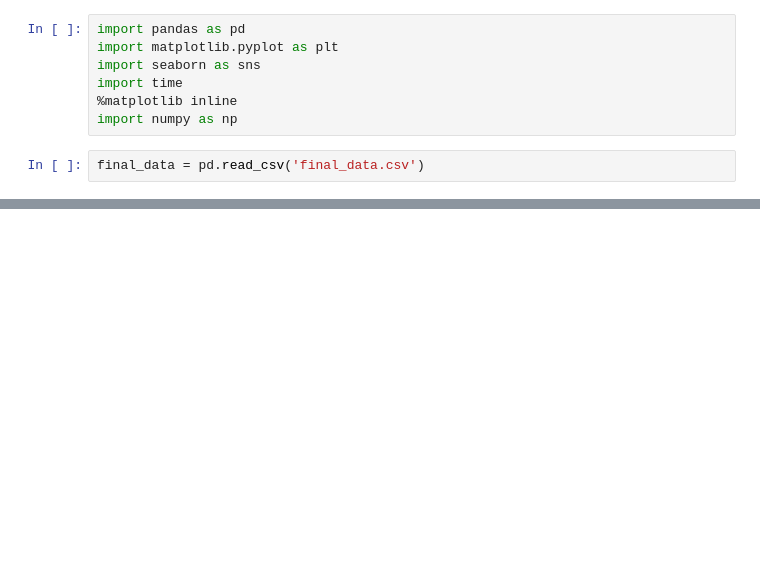
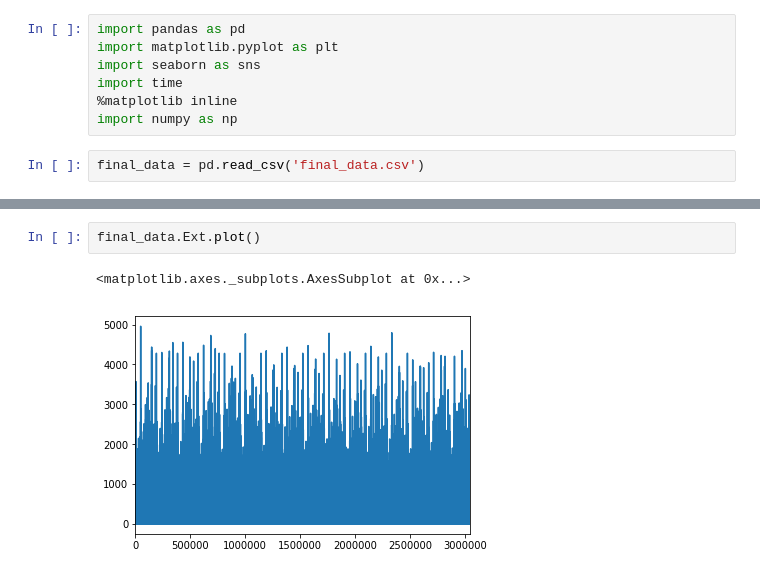
Before and after one commit to natashaborders-zz/MTA_Data_Analysis, a Jupyter notebook: Project Benson/Project_Benson_Data_Analysis.ipynb, the cells around one changed output, grey strips where cells are left out. Drawn from its saved outputs; the diff is of its cells as text; blank space fills up the shorter version.

```diff
--- a/Project Benson/Project_Benson_Data_Analysis.ipynb
+++ b/Project Benson/Project_Benson_Data_Analysis.ipynb
@@ -18,0 +41,5 @@ final_data.head()
+# %%
+final_data.Ext.plot()
+# %% [output]
+<matplotlib.axes._subplots.AxesSubplot at 0x...>
+[figure, added]
```
Also changed, not shown: parts of 1 cell of this notebook, 1 other file.
